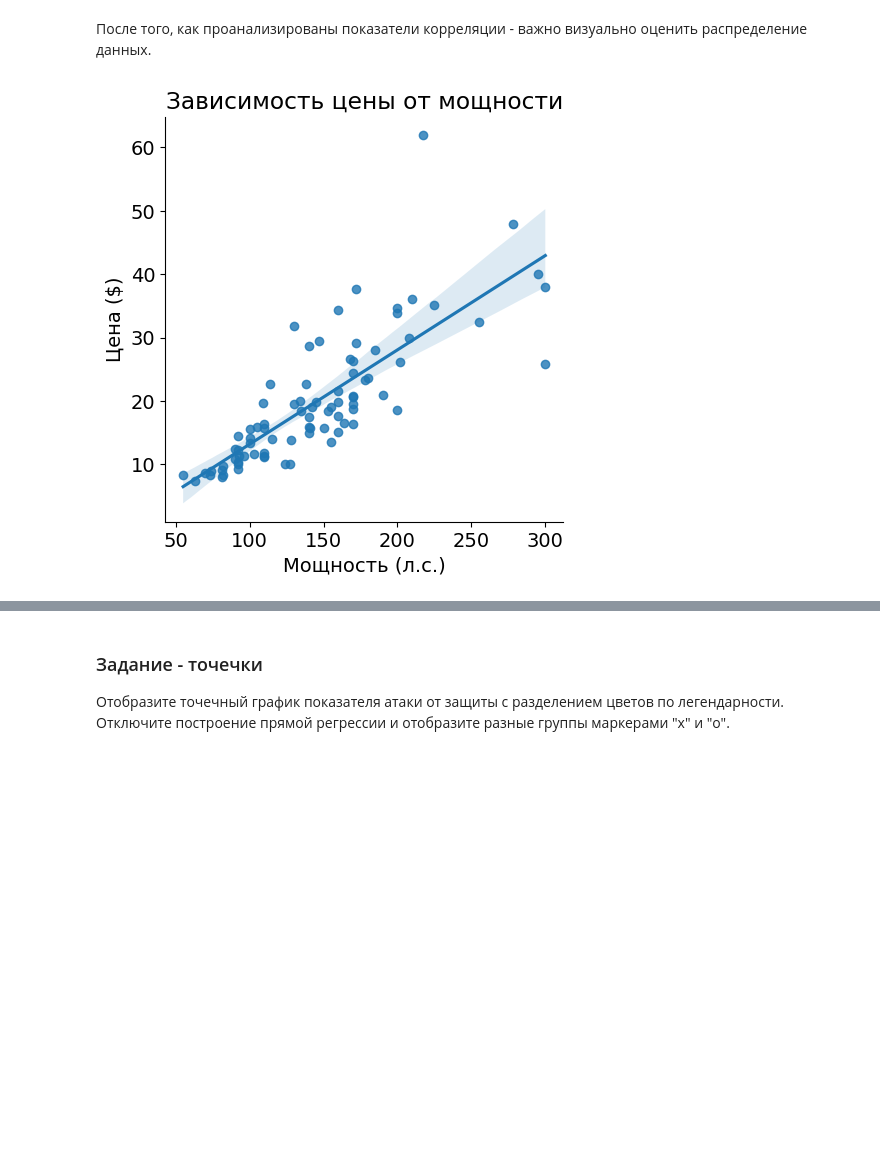
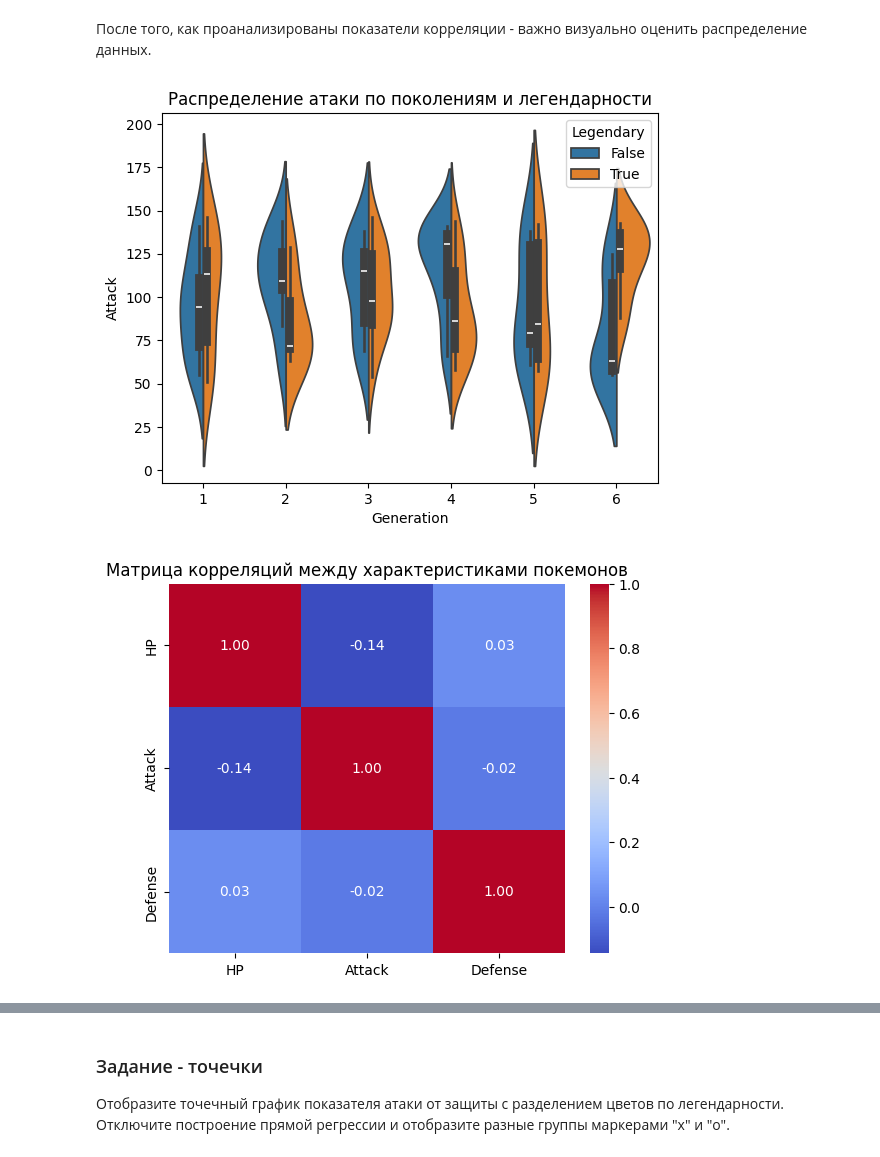
Before and after one commit to Ulugbek9403/ml_edu, a Jupyter notebook: notebooks/09_Seaborn.ipynb, the cells around one changed output, grey strips where cells are left out. Cells and saved outputs as stored; diff of their text form; code cells hidden in the pictures; blank space fills up the shorter version.

```diff
--- a/notebooks/09_Seaborn.ipynb
+++ b/notebooks/09_Seaborn.ipynb
@@ -279,17 +287,30 @@ plt.show()
 Одним из главных графиков при анализе зависимостей численных переменных является матрица корреляции признаков.
 # %% [markdown]
 После того, как проанализированы показатели корреляции - важно визуально оценить распределение данных.
-# %%
-import pandas as pd
-import seaborn as sns
-import matplotlib.pyplot as plt
-
-
-sns.lmplot(x="Horsepower", y="Price", data=df, fit_reg=True)
-
-plt.title("Зависимость цены от мощности")
-plt.xlabel("Мощность (л.с.)")
-plt.ylabel("Цена ($)")
-plt.show()
-# %% [output]
-[figure, removed]
+# %%
+import seaborn as sns
+import matplotlib.pyplot as plt
+
+
+sns.violinplot(x="Generation", y="Attack", hue="Legendary", data=data, split=True)
+plt.title("Распределение атаки по поколениям и легендарности")
+plt.show()
+corr = data[['HP', 'Attack', 'Defense']].corr()
+sns.heatmap(corr, annot=True, cmap='coolwarm', fmt=".2f")
+plt.title("Матрица корреляций между характеристиками покемонов")
+plt.show()
+
+sns.histplot(data['Attack'], bins=20, kde=True)
+plt.title("Распределение атаки")
+plt.xlabel("Атака")
+plt.ylabel("Частота")
+plt.show()
+
+
+sns.boxplot(y=data['Attack'])
+plt.title("Ящик с усами для атаки")
+plt.ylabel("Атака")
+plt.show()
+# %% [output]
+[figure, added]
+[figure, added]
```
Also changed, not shown: parts of 15 cells of this notebook.
